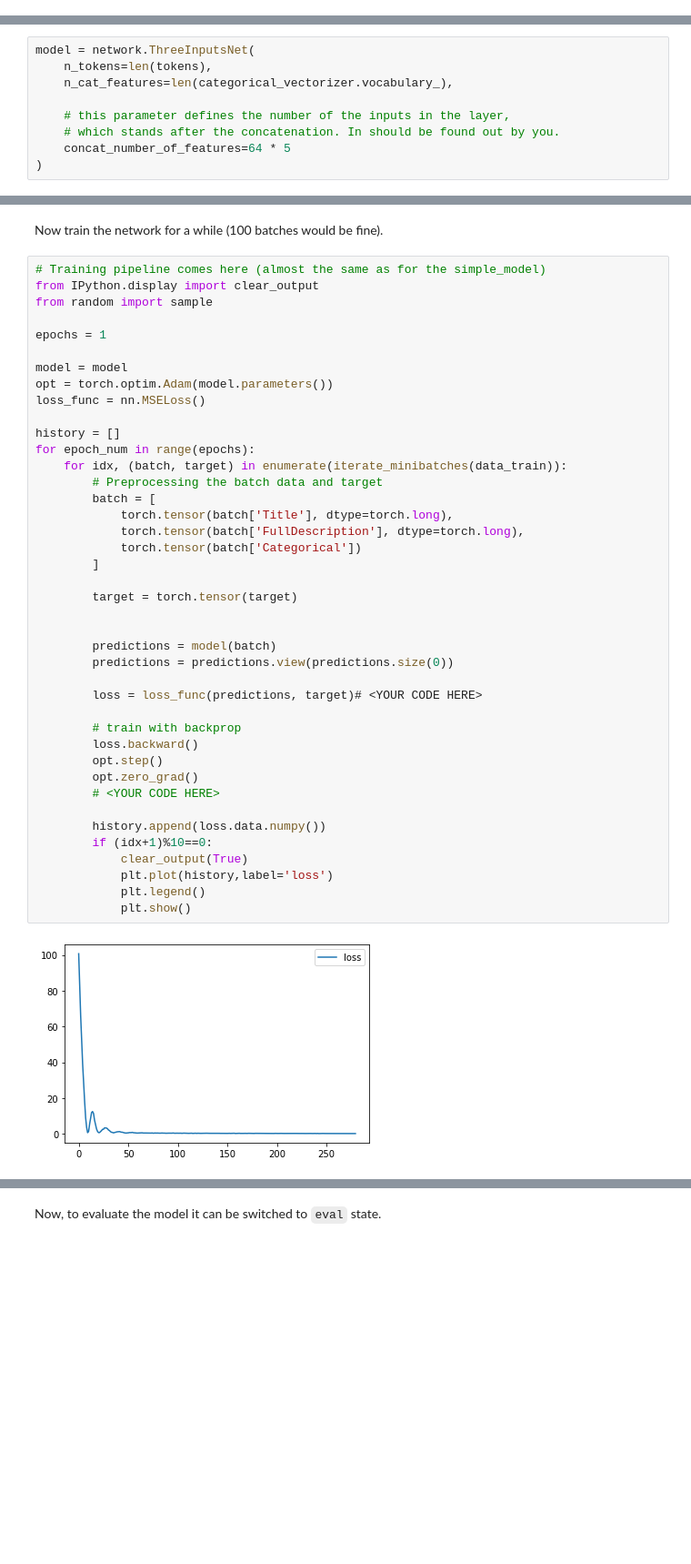
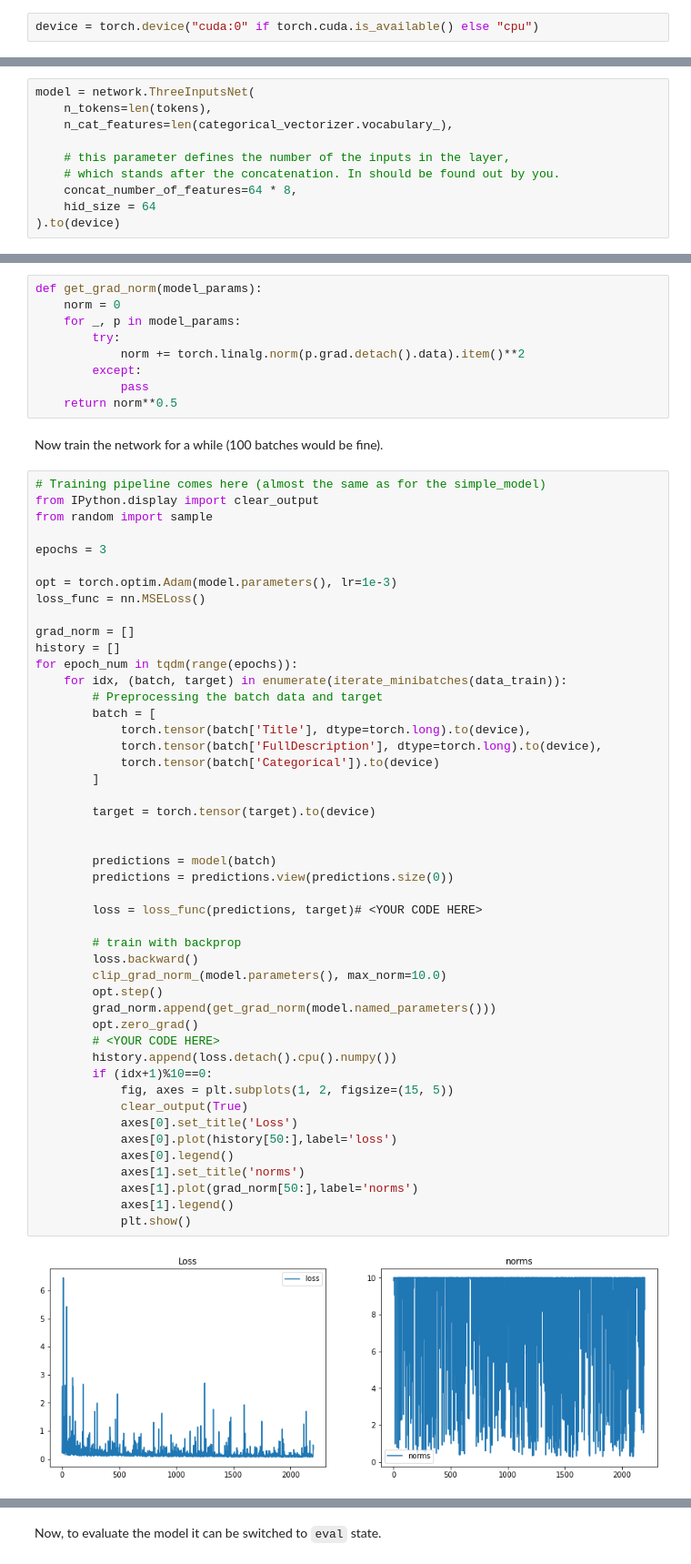
Before and after one commit to Maksimov-Dmitry/MADE-NLP, a Jupyter notebook: homeworks/assignment02_three_headed_network/assignment02_three_headed_network.ipynb, the cells around one changed output, grey strips where cells are left out. Shown: that part at 91% size. Drawn from its saved outputs; the diff is of its cells as text; blank space fills up the shorter version.

```diff
--- a/homeworks/assignment02_three_headed_network/assignment02_three_headed_network.ipynb
+++ b/homeworks/assignment02_three_headed_network/assignment02_three_headed_network.ipynb
@@ -330,5 +330,7 @@ batch['FullDescription'].shape
 # %% [markdown]
 And now simple training pipeline (it's commented because we've already done that in class. No need to do it again).
+# %%
+device = torch.device("cuda:0" if torch.cuda.is_available() else "cpu")
 # %%
 from IPython.display import clear_output
 from random import sample
@@ -399,5 +437,6 @@ model = network.ThreeInputsNet(
 
     # this parameter defines the number of the inputs in the layer,
     # which stands after the concatenation. In should be found out by you.
-    concat_number_of_features=64 * 5
-)
+    concat_number_of_features=64 * 8,
+    hid_size = 64
+).to(device)
@@ -417,45 +451,60 @@ Seems fine!
+# %%
+def get_grad_norm(model_params):
+    norm = 0
+    for _, p in model_params:
+        try:
+            norm += torch.linalg.norm(p.grad.detach().data).item()**2
+        except:
+            pass
+    return norm**0.5
 # %% [markdown]
 Now train the network for a while (100 batches would be fine).
 # %%
 # Training pipeline comes here (almost the same as for the simple_model)
 from IPython.display import clear_output
 from random import sample
 
-epochs = 1
+epochs = 3
 
-model = model
-opt = torch.optim.Adam(model.parameters())
+opt = torch.optim.Adam(model.parameters(), lr=1e-3)
 loss_func = nn.MSELoss()
 
+grad_norm = []
 history = []
-for epoch_num in range(epochs):
+for epoch_num in tqdm(range(epochs)):
     for idx, (batch, target) in enumerate(iterate_minibatches(data_train)):
         # Preprocessing the batch data and target
         batch = [
-            torch.tensor(batch['Title'], dtype=torch.long),
-            torch.tensor(batch['FullDescription'], dtype=torch.long),
-            torch.tensor(batch['Categorical'])
+            torch.tensor(batch['Title'], dtype=torch.long).to(device),
+            torch.tensor(batch['FullDescription'], dtype=torch.long).to(device),
+            torch.tensor(batch['Categorical']).to(device)
         ]
 
-        target = torch.tensor(target)
+        target = torch.tensor(target).to(device)
 
 
         predictions = model(batch)
         predictions = predictions.view(predictions.size(0))
 
         loss = loss_func(predictions, target)# <YOUR CODE HERE>
 
         # train with backprop
         loss.backward()
+        clip_grad_norm_(model.parameters(), max_norm=10.0)
         opt.step()
+        grad_norm.append(get_grad_norm(model.named_parameters()))
         opt.zero_grad()
         # <YOUR CODE HERE>
-
-        history.append(loss.data.numpy())
+        history.append(loss.detach().cpu().numpy())
         if (idx+1)%10==0:
+            fig, axes = plt.subplots(1, 2, figsize=(15, 5))
             clear_output(True)
-            plt.plot(history,label='loss')
-            plt.legend()
+            axes[0].set_title('Loss')
+            axes[0].plot(history[50:],label='loss')
+            axes[0].legend()
+            axes[1].set_title('norms')
+            axes[1].plot(grad_norm[50:],label='norms')
+            axes[1].legend()
             plt.show()
 # %% [output]
-[figure, old version]
+[figure, new version]
```
Also changed, not shown: parts of 16 cells of this notebook, 3 other files.
